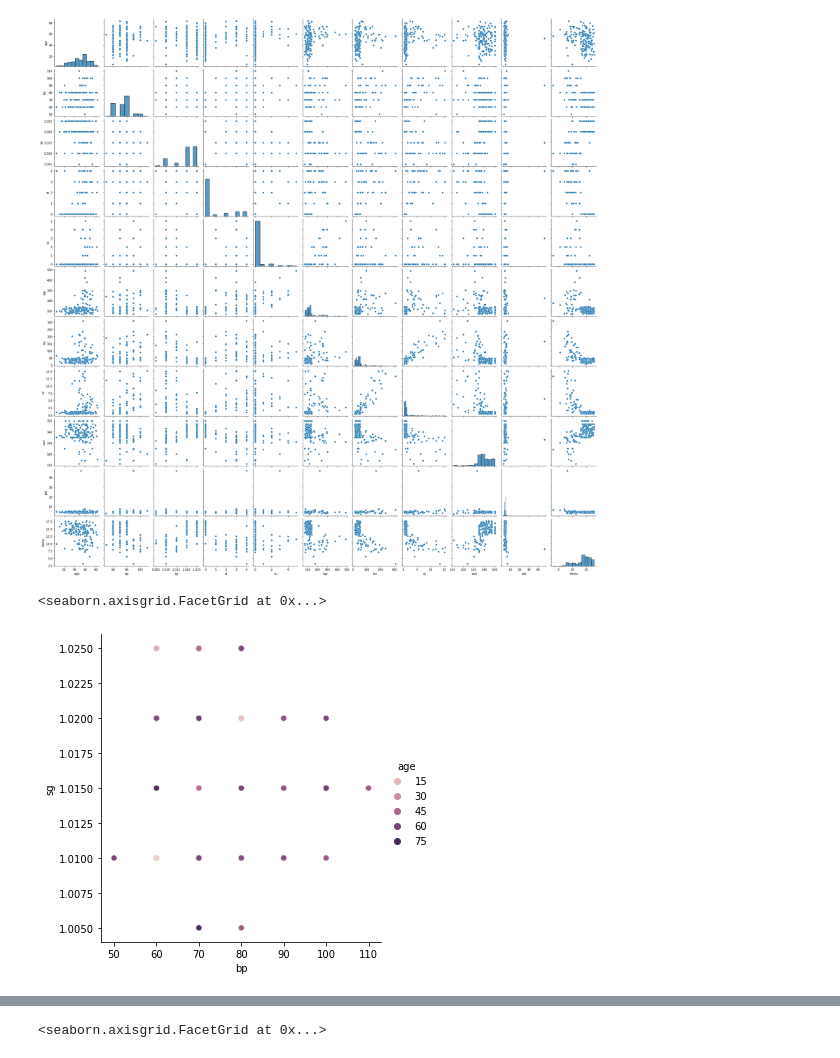
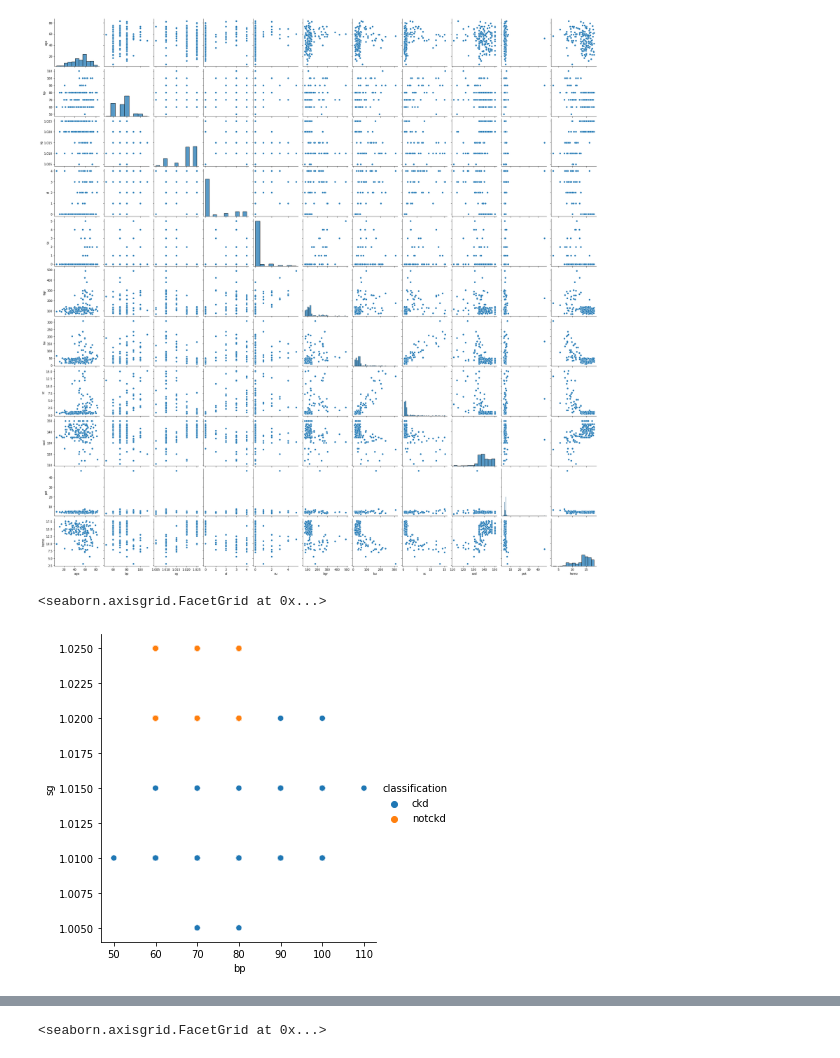
Before and after one commit to poppy1997/ML_Assignment2_IT19207582_IT18124040_IT18021462_IT18219630, a Jupyter notebook: Predict_Choronic_Kidney_diseases.ipynb, the cells around one changed output, grey strips where cells are left out. Drawn from its saved outputs; the diff is of its cells as text; code cells hidden in the pictures.

Commit message:
Add Graph
Add graph to data analysis

```diff
--- a/Predict_Choronic_Kidney_diseases.ipynb
+++ b/Predict_Choronic_Kidney_diseases.ipynb
@@ -162,7 +162,7 @@ sb.pairplot(ckd_df)
 <seaborn.axisgrid.PairGrid at 0x...>
 [figure]
 # %%
-sb.relplot(x='bp', y='sg', hue='age', data=ckd_df)
+sb.relplot(x='bp', y='sg', hue='classification', data=ckd_df)
 # %% [output]
 <seaborn.axisgrid.FacetGrid at 0x...>
-[figure, old version]
+[figure, new version]
```
Also changed, not shown: parts of 2 cells of this notebook.
